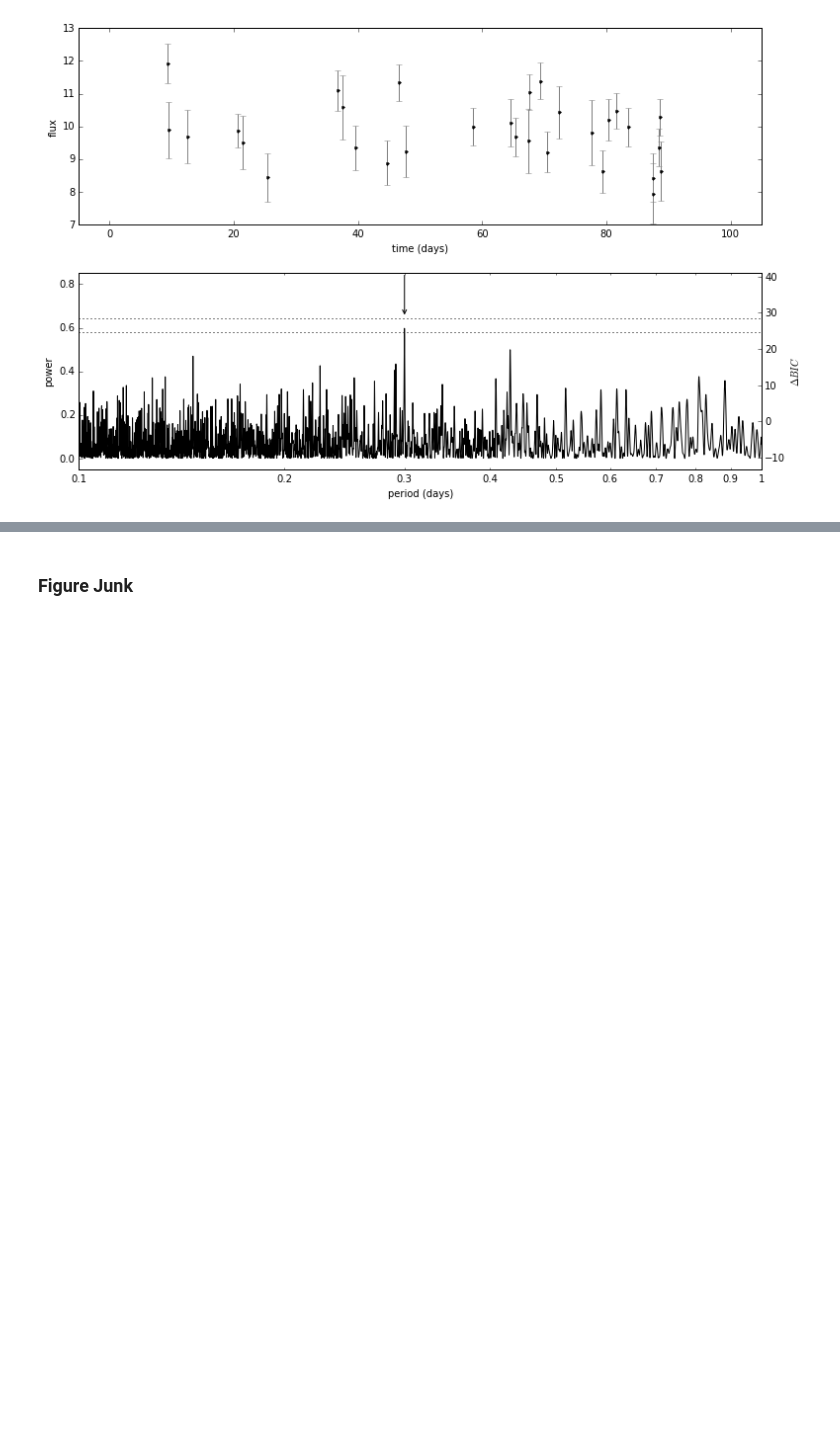
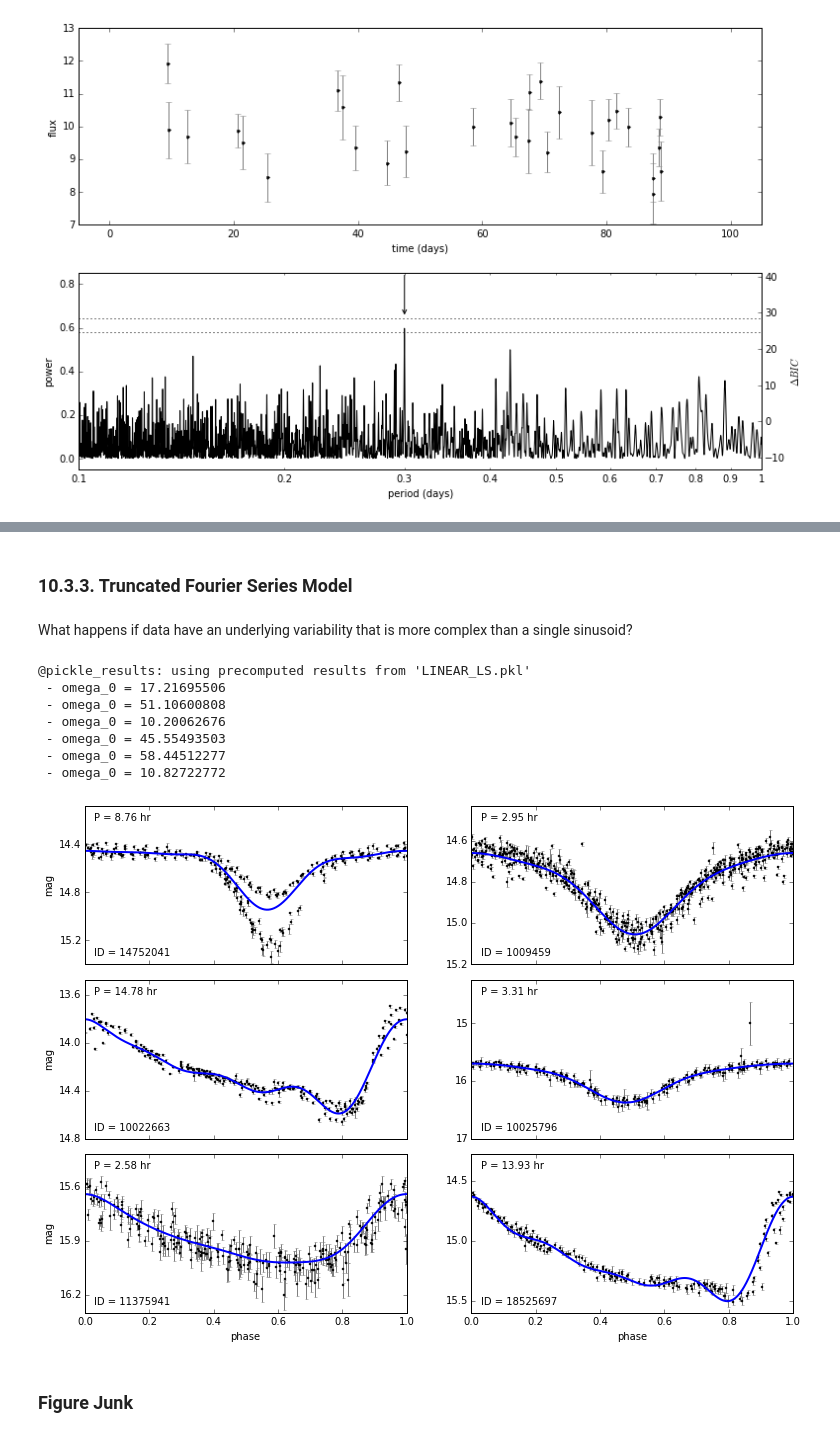
Before and after one commit to YastroML/YastroML, a Jupyter notebook: Session19_150219/Ch10_TimeSeries.ipynb, the cells around one changed output, grey strips where cells are left out. Saved outputs shown, nothing was run; the diff lists cells and outputs as text; code cells hidden in the pictures; blank space fills up the shorter version.

Commit message:
Generalized and Truncated Added
Finished the section on the Generalized Lomb-Scargle periodogram
and started the section on the Truncated Fourier Series Model.

```diff
--- a/Session19_150219/Ch10_TimeSeries.ipynb
+++ b/Session19_150219/Ch10_TimeSeries.ipynb
@@ -768,3 +784,18 @@ plot1015()
+# %% [markdown]
+### 10.3.3. Truncated Fourier Series Model
+# %% [markdown]
+What happens if data have an underlying variability that is more complex than a single sinusoid?
+# %%
+plot1017()
+# %% [output]
+@pickle_results: using precomputed results from 'LINEAR_LS.pkl'
+ - omega_0 = 17.21695506
+ - omega_0 = 51.10600808
+ - omega_0 = 10.20062676
+ - omega_0 = 45.55493503
+ - omega_0 = 58.44512277
+ - omega_0 = 10.82722772
+[figure, added]
 # %% [markdown]
 ### Figure Junk
 # %%
```
Also changed, not shown: parts of 5 cells of this notebook, 1 other file.
